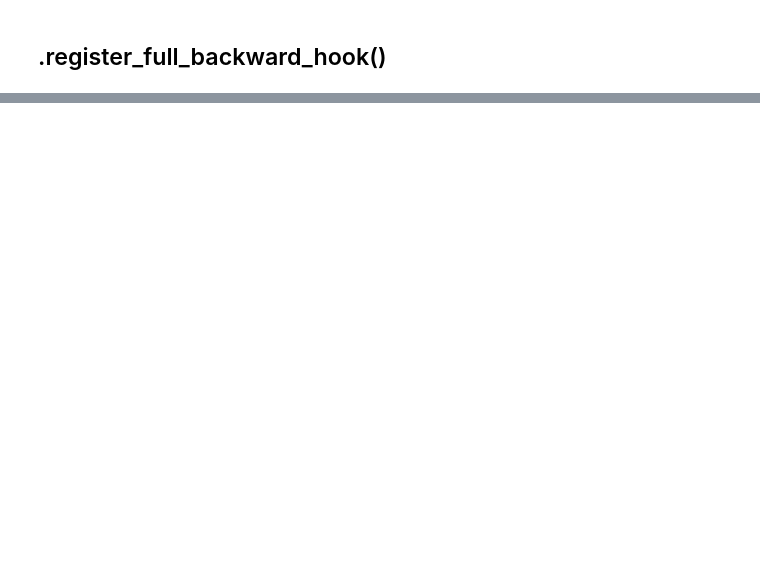
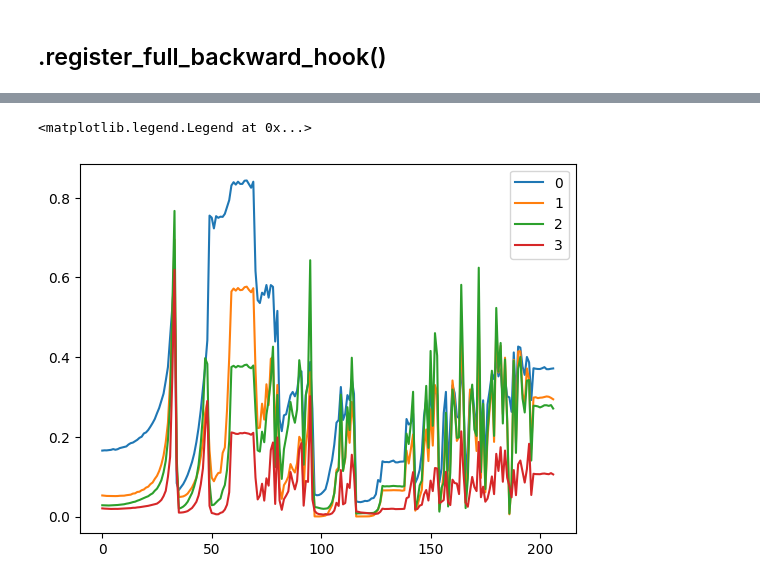
Before and after one commit to yunozon/deeplearing-study-kame, a Jupyter notebook: work/part6_batch_layer.ipynb, the cells around one changed output, grey strips where cells are left out. Cells and saved outputs as stored; diff of their text form; code cells hidden in the pictures; blank space fills up the shorter version.

```diff
--- a/work/part6_batch_layer.ipynb
+++ b/work/part6_batch_layer.ipynb
@@ -205,0 +265,2 @@ grads
+# %%
+act_means, act_stds = act_stats.get_statstics()
@@ -205,0 +271,9 @@ grads
+# %%
+# act_means   # [[], [], [], []]
+for act_mean in act_means:
+    plt.plot(act_mean)
+
+plt.legend(range(len(act_means)))
+# %% [output]
+<matplotlib.legend.Legend at 0x...>
+[figure, added]
```
Also changed, not shown: parts of 20 cells of this notebook, 1 other file.
